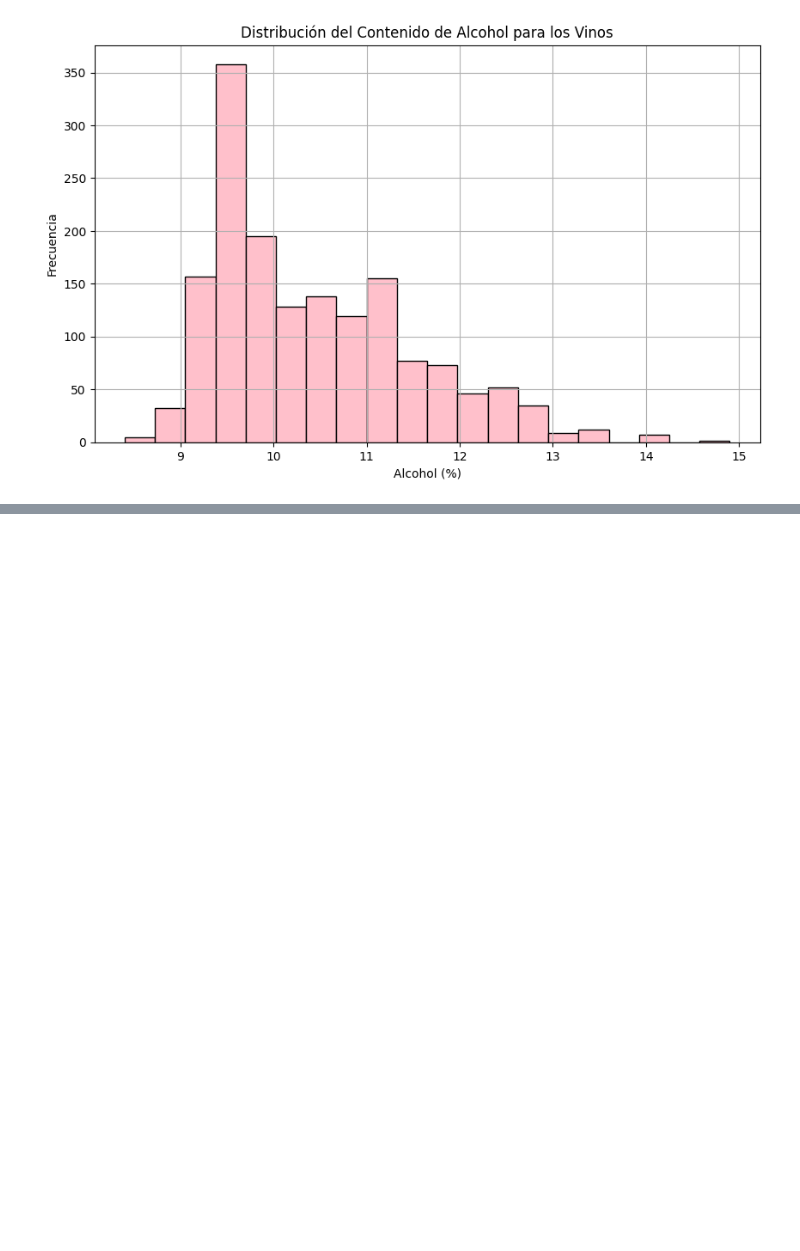
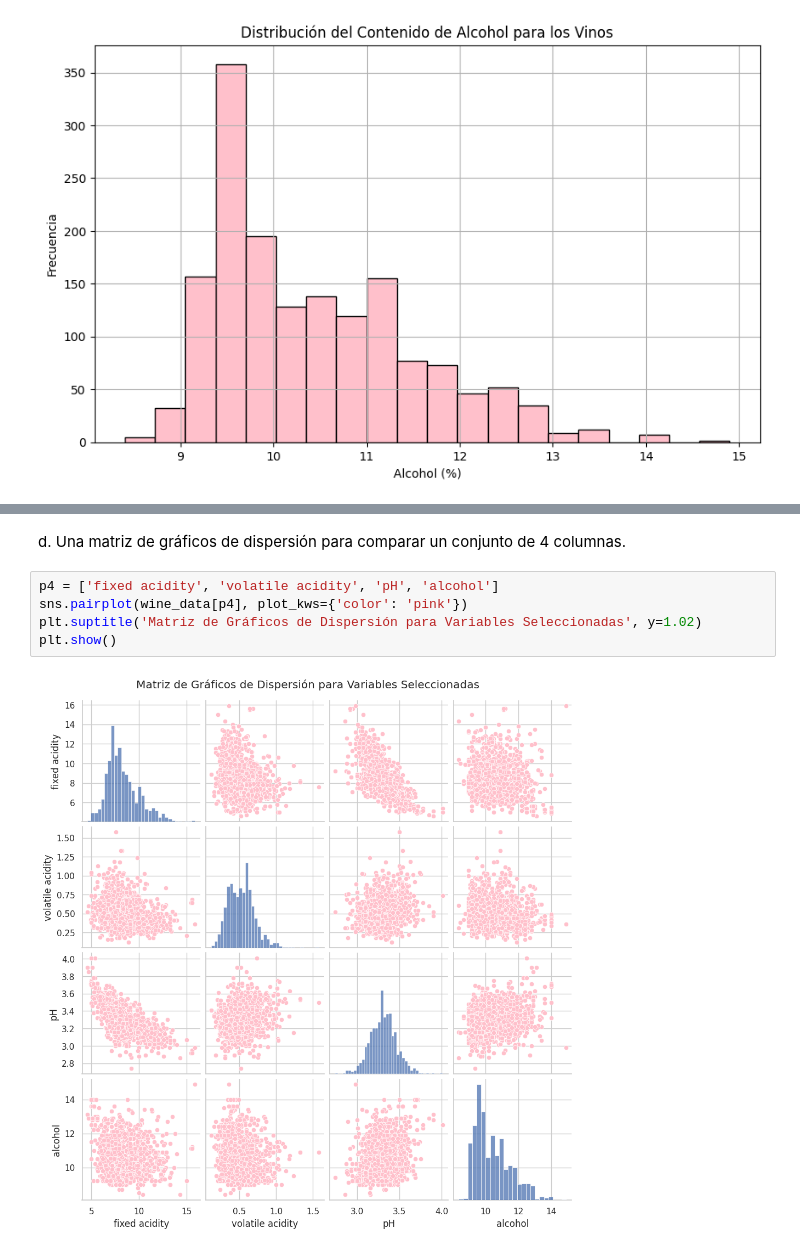
Before and after one commit to Carolinsrainbow/UC_VisualizacionDeDatos, a Jupyter notebook: VDD_|_Trabajo_final_Carolina_Herrera_Azolas.ipynb, the cells around one changed output, grey strips where cells are left out. Saved outputs shown, nothing was run; the diff lists cells and outputs as text; blank space fills up the shorter version.

```diff
--- a/VDD_|_Trabajo_final_Carolina_Herrera_Azolas.ipynb
+++ b/VDD_|_Trabajo_final_Carolina_Herrera_Azolas.ipynb
@@ -90,0 +125,9 @@ b.	Un gráfico de burbujas para comparar 4 columnas.
+# %% [markdown]
+d.	Una matriz de gráficos de dispersión para comparar un conjunto de 4 columnas.
+# %%
+p4 = ['fixed acidity', 'volatile acidity', 'pH', 'alcohol']
+sns.pairplot(wine_data[p4], plot_kws={'color': 'pink'})
+plt.suptitle('Matriz de Gráficos de Dispersión para Variables Seleccionadas', y=1.02)
+plt.show()
+# %% [output]
+[figure, added]
```
Also changed, not shown: parts of 9 cells of this notebook.
